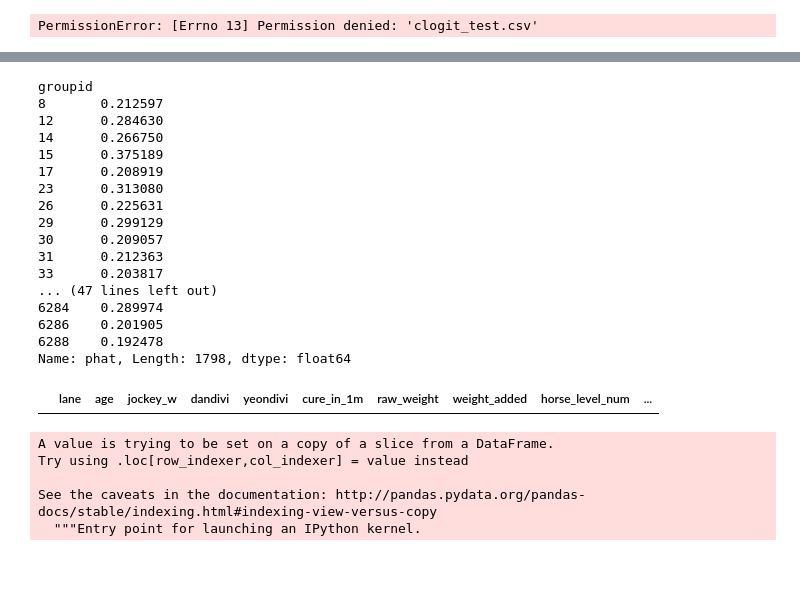
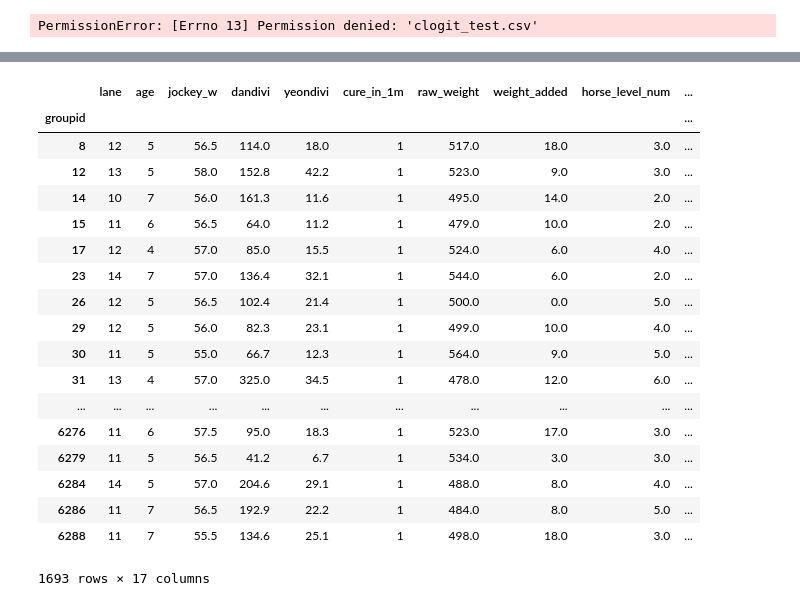
Before and after one commit to letsrunpark/horserace, a Jupyter notebook: clogit/clogit.ipynb, the cells around one changed output, grey strips where cells are left out. Drawn from its saved outputs; the diff is of its cells as text; code cells hidden in the pictures; blank space fills up the shorter version.

```diff
--- a/clogit/clogit.ipynb
+++ b/clogit/clogit.ipynb
@@ -226,0 +205,2 @@ test['delete']=test['phat'].apply(lambda x: x == '-')
+# %%
+test['phat']=test['phat'].apply(float)
@@ -227,2 +226,6 @@ test['delete']=test['phat'].apply(lambda x: x == '-')
+# %%
+for_accu=dict(test.groupby(['groupid']).count()['lane']<5) # 105 그룹 있음.
+# %%
+test['foraccu'] = test['groupid'].apply(lambda x: for_accu[x])
 # %%
-test_n=test[test['delete'] == 0]
+test_n = test[test['foraccu']==False]
@@ -254,20 +272,22 @@ test_n[test_n['groupid']==15]
 # %%
-test_n.groupby(['groupid'])['phat'].max()
+test_n.groupby(['groupid']).max() # max method가 이상함.
 # %% [output]
+|  | lane | age | jockey_w | dandivi | yeondivi | cure_in_1m | raw_weight | weight_added | horse_level_num | ... |
+| groupid |  |  |  |  |  |  |  |  |  | ... |
+| 8 | 12 | 5 | 56.5 | 114.0 | 18.0 | 1 | 517.0 | 18.0 | 3.0 | ... |
+| 12 | 13 | 5 | 58.0 | 152.8 | 42.2 | 1 | 523.0 | 9.0 | 3.0 | ... |
+| 14 | 10 | 7 | 56.0 | 161.3 | 11.6 | 1 | 495.0 | 14.0 | 2.0 | ... |
+| 15 | 11 | 6 | 56.5 | 64.0 | 11.2 | 1 | 479.0 | 10.0 | 2.0 | ... |
+| 17 | 12 | 4 | 57.0 | 85.0 | 15.5 | 1 | 524.0 | 6.0 | 4.0 | ... |
+| 23 | 14 | 7 | 57.0 | 136.4 | 32.1 | 1 | 544.0 | 6.0 | 2.0 | ... |
+| 26 | 12 | 5 | 56.5 | 102.4 | 21.4 | 1 | 500.0 | 0.0 | 5.0 | ... |
+| 29 | 12 | 5 | 56.0 | 82.3 | 23.1 | 1 | 499.0 | 10.0 | 4.0 | ... |
+| 30 | 11 | 5 | 55.0 | 66.7 | 12.3 | 1 | 564.0 | 9.0 | 5.0 | ... |
+| 31 | 13 | 4 | 57.0 | 325.0 | 34.5 | 1 | 478.0 | 12.0 | 6.0 | ... |
+| ... | ... | ... | ... | ... | ... | ... | ... | ... | ... | ... |
+| 6276 | 11 | 6 | 57.5 | 95.0 | 18.3 | 1 | 523.0 | 17.0 | 3.0 | ... |
+| 6279 | 11 | 5 | 56.5 | 41.2 | 6.7 | 1 | 534.0 | 3.0 | 3.0 | ... |
+| 6284 | 14 | 5 | 57.0 | 204.6 | 29.1 | 1 | 488.0 | 8.0 | 4.0 | ... |
+| 6286 | 11 | 7 | 56.5 | 192.9 | 22.2 | 1 | 484.0 | 8.0 | 5.0 | ... |
+| 6288 | 11 | 7 | 55.5 | 134.6 | 25.1 | 1 | 498.0 | 18.0 | 3.0 | ... |
-groupid
-8       0.212597
-12      0.284630
-14      0.266750
-15      0.375189
-17      0.208919
-23      0.313080
-26      0.225631
-29      0.299129
-30      0.209057
-31      0.212363
-33      0.203817
-... (47 lines left out)
-6284    0.289974
-6286    0.201905
-6288    0.192478
-Name: phat, Length: 1798, dtype: float64
+1693 rows × 17 columns
@@ -278,12 +293,0 @@ for i in idx:
-# %%
-test_n
-# %% [output]
-|  | lane | age | jockey_w | dandivi | yeondivi | cure_in_1m | raw_weight | weight_added | horse_level_num | ... |
-# %%
-test_n['phat'] = test_n['phat'].apply(float)
-# %% [output]
-A value is trying to be set on a copy of a slice from a DataFrame.
-Try using .loc[row_indexer,col_indexer] = value instead
-
-See the caveats in the documentation: http://pandas.pydata.org/pandas-docs/stable/indexing.html#indexing-view-versus-copy
-  """Entry point for launching an IPython kernel.
```
Also changed, not shown: parts of 17 cells of this notebook.
